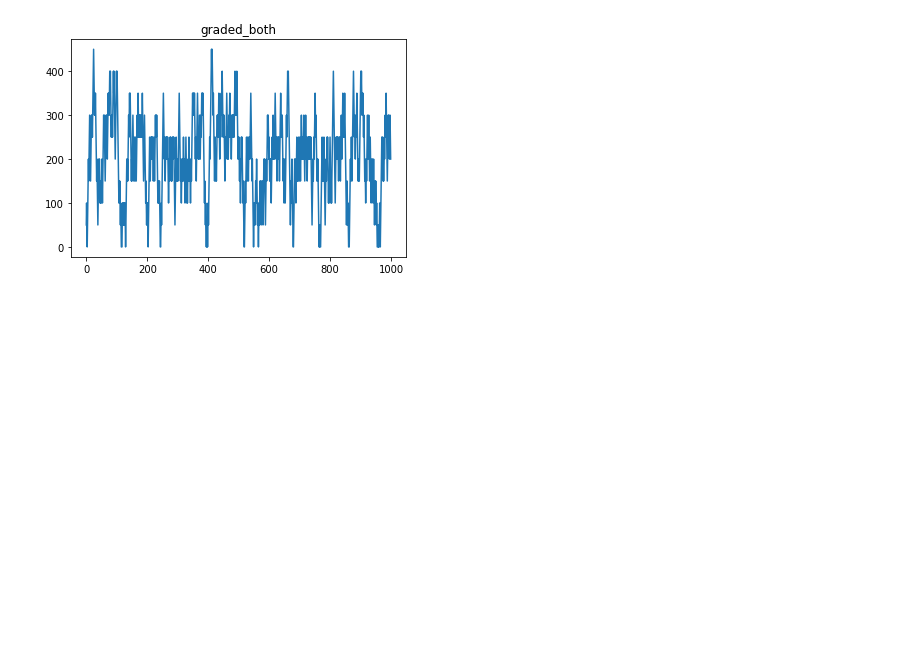
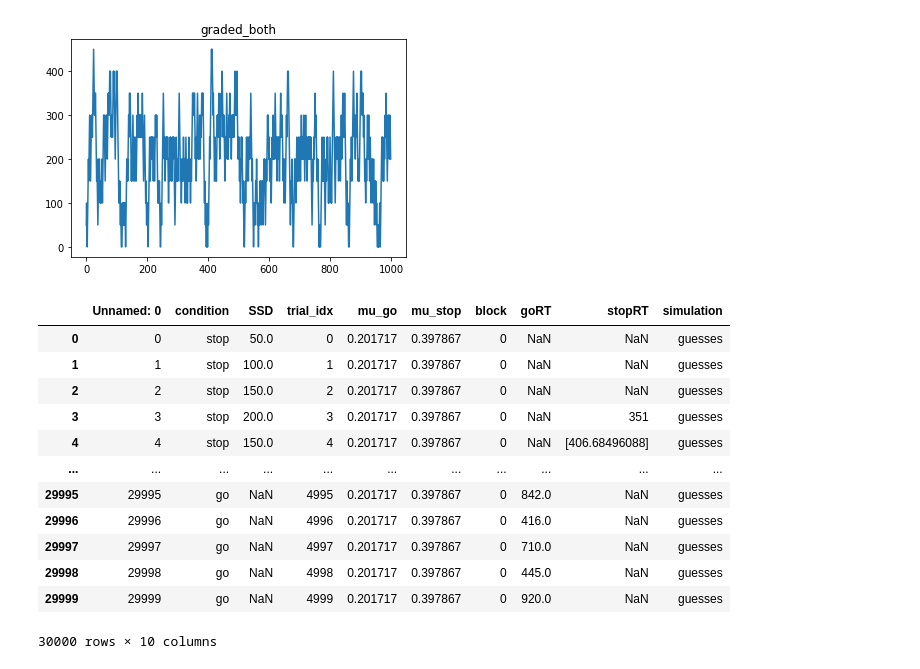
Before and after one commit to henrymj/ABCD_simulations, a Jupyter notebook: other_notebooks/tracking_practice.ipynb, the cells around one changed output. Drawn from its saved outputs; the diff is of its cells as text; code cells hidden in the pictures; blank space fills up the shorter version.

```diff
--- a/other_notebooks/tracking_practice.ipynb
+++ b/other_notebooks/tracking_practice.ipynb
@@ -133,3 +133,21 @@ for key in data_out:
 [figure]
 [figure]
 [figure]
+# %%
+tracked_data = pd.read_csv('../simulated_data/individual_data_tracking/guesses_00J52GPG.csv', in)
+# %%
+tracked_data
+# %% [output]
+|  | Unnamed: 0 | condition | SSD | trial_idx | mu_go | mu_stop | block | goRT | stopRT | simulation |
+| 0 | 0 | stop | 50.0 | 0 | 0.201717 | 0.397867 | 0 | NaN | NaN | guesses |
+| 1 | 1 | stop | 100.0 | 1 | 0.201717 | 0.397867 | 0 | NaN | NaN | guesses |
+| 2 | 2 | stop | 150.0 | 2 | 0.201717 | 0.397867 | 0 | NaN | NaN | guesses |
+| 3 | 3 | stop | 200.0 | 3 | 0.201717 | 0.397867 | 0 | NaN | 351 | guesses |
+| 4 | 4 | stop | 150.0 | 4 | 0.201717 | 0.397867 | 0 | NaN | [406.68496088] | guesses |
+| ... | ... | ... | ... | ... | ... | ... | ... | ... | ... | ... |
+| 29995 | 29995 | go | NaN | 4995 | 0.201717 | 0.397867 | 0 | 842.0 | NaN | guesses |
+| 29996 | 29996 | go | NaN | 4996 | 0.201717 | 0.397867 | 0 | 416.0 | NaN | guesses |
+| 29997 | 29997 | go | NaN | 4997 | 0.201717 | 0.397867 | 0 | 710.0 | NaN | guesses |
+| 29998 | 29998 | go | NaN | 4998 | 0.201717 | 0.397867 | 0 | 445.0 | NaN | guesses |
+| 29999 | 29999 | go | NaN | 4999 | 0.201717 | 0.397867 | 0 | 920.0 | NaN | guesses |
+30000 rows × 10 columns
```
Also changed, not shown: 5 other files.
